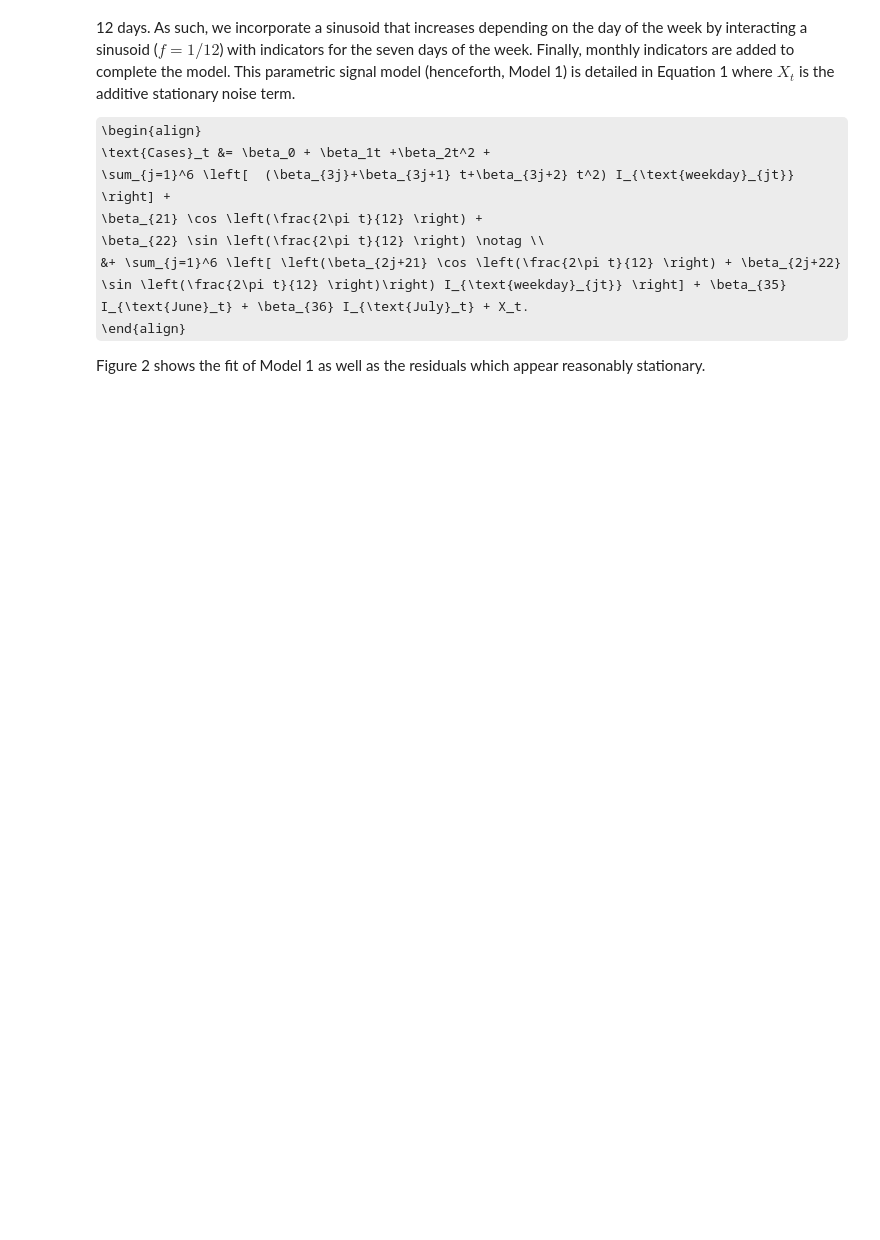
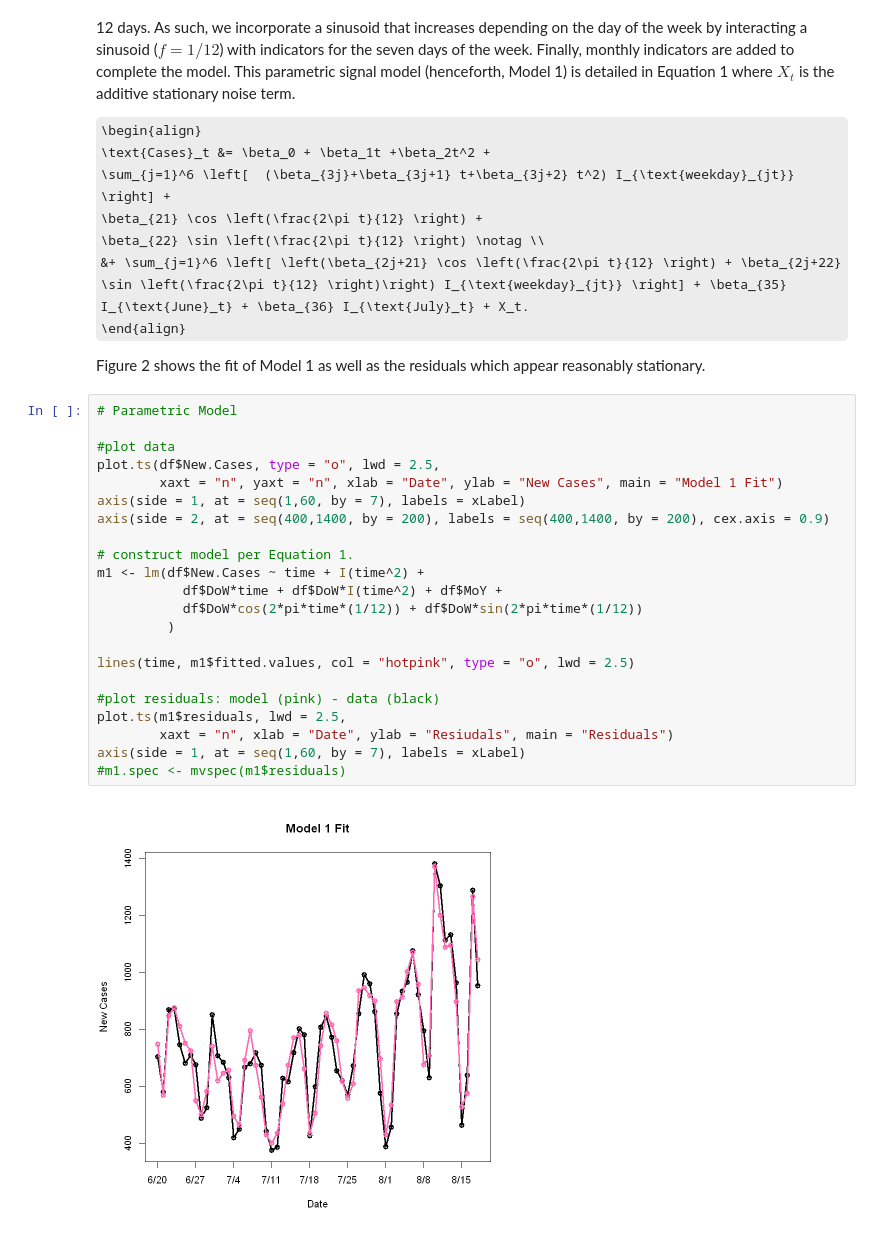
Before and after one commit to connoryen/Stat-153-Final, a Jupyter notebook: workbook.ipynb, the cells around one changed output. Cells and saved outputs as stored; diff of their text form; some formulas as TeX source; blank space fills up the shorter version.

```diff
--- a/workbook.ipynb
+++ b/workbook.ipynb
@@ -72,3 +72,27 @@ We first consider a parametric signal model. The parametric model incorporates a
 \end{align}
 
 Figure 2 shows the fit of Model 1 as well as the residuals which appear reasonably stationary.
+# %%
+# Parametric Model
+
+#plot data
+plot.ts(df$New.Cases, type = "o", lwd = 2.5,
+        xaxt = "n", yaxt = "n", xlab = "Date", ylab = "New Cases", main = "Model 1 Fit")
+axis(side = 1, at = seq(1,60, by = 7), labels = xLabel)
+axis(side = 2, at = seq(400,1400, by = 200), labels = seq(400,1400, by = 200), cex.axis = 0.9)
+
+# construct model per Equation 1.
+m1 <- lm(df$New.Cases ~ time + I(time^2) +
+           df$DoW*time + df$DoW*I(time^2) + df$MoY +
+           df$DoW*cos(2*pi*time*(1/12)) + df$DoW*sin(2*pi*time*(1/12))
+         )
+
+lines(time, m1$fitted.values, col = "hotpink", type = "o", lwd = 2.5)
+
+#plot residuals: model (pink) - data (black)
+plot.ts(m1$residuals, lwd = 2.5,
+        xaxt = "n", xlab = "Date", ylab = "Resiudals", main = "Residuals")
+axis(side = 1, at = seq(1,60, by = 7), labels = xLabel)
+#m1.spec <- mvspec(m1$residuals)
+# %% [output]
+[figure, added]
```
Also changed, not shown: parts of 22 cells of this notebook, 1 other file.
